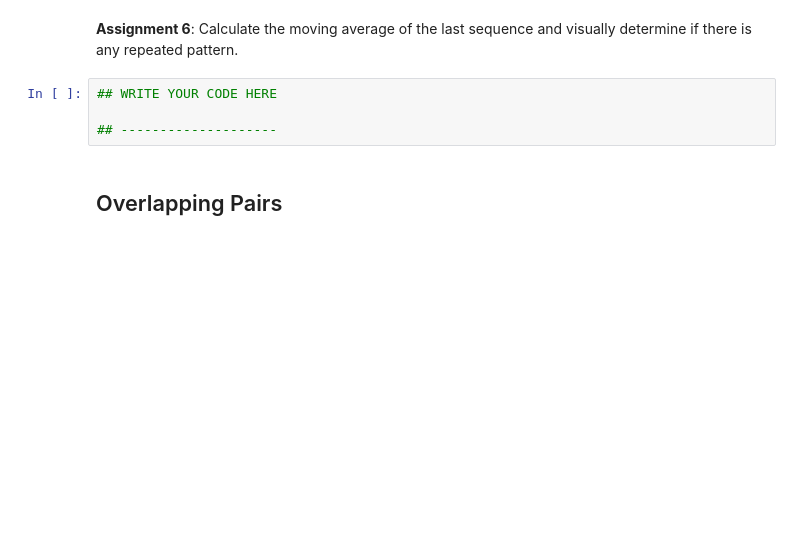
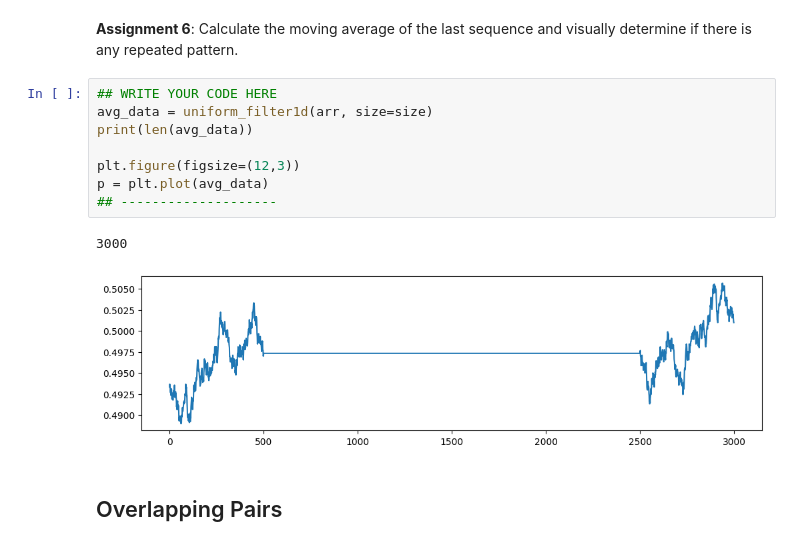
Before and after one commit to JossueJativa/Jupiter_notebook, a Jupyter notebook: MS2.ipynb, the cells around one changed output. Drawn from its saved outputs; the diff is of its cells as text; blank space fills up the shorter version.

```diff
--- a/MS2.ipynb
+++ b/MS2.ipynb
@@ -183,9 +183,16 @@ p = plt.plot(np.array(X)/(m-1))
 # %% [markdown]
 **Assignment 6**: Calculate the moving average of the last sequence and visually determine if there is any repeated pattern.
-# %%
-## WRITE YOUR CODE HERE
-
-## --------------------
+# %%
+## WRITE YOUR CODE HERE
+avg_data = uniform_filter1d(arr, size=size)
+print(len(avg_data))
+
+plt.figure(figsize=(12,3))
+p = plt.plot(avg_data)
+## --------------------
+# %% [output]
+3000
+[figure, added]
 # %% [markdown]
 ## Overlapping Pairs
 # %%
```
Also changed, not shown: parts of 4 cells of this notebook.
